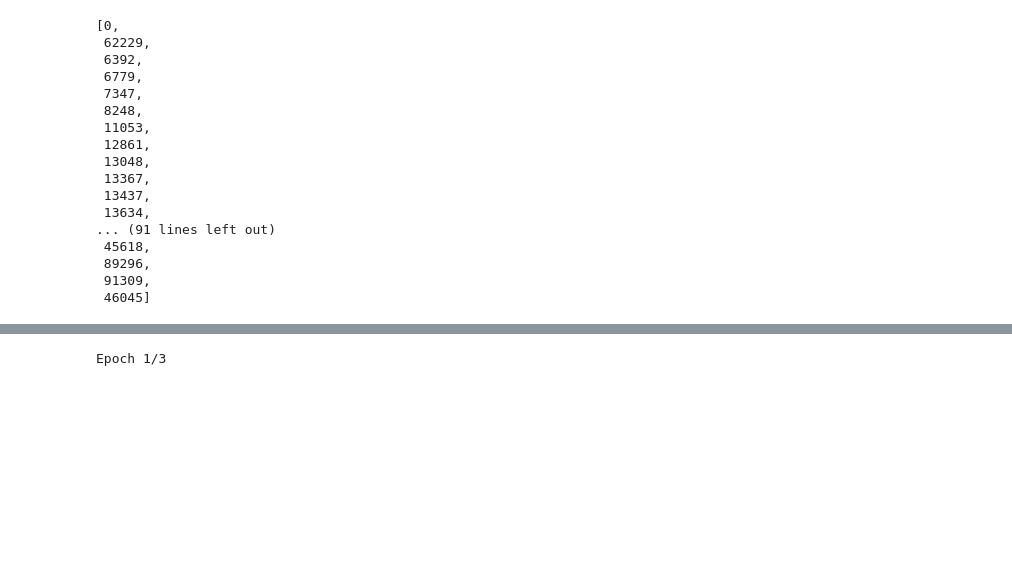
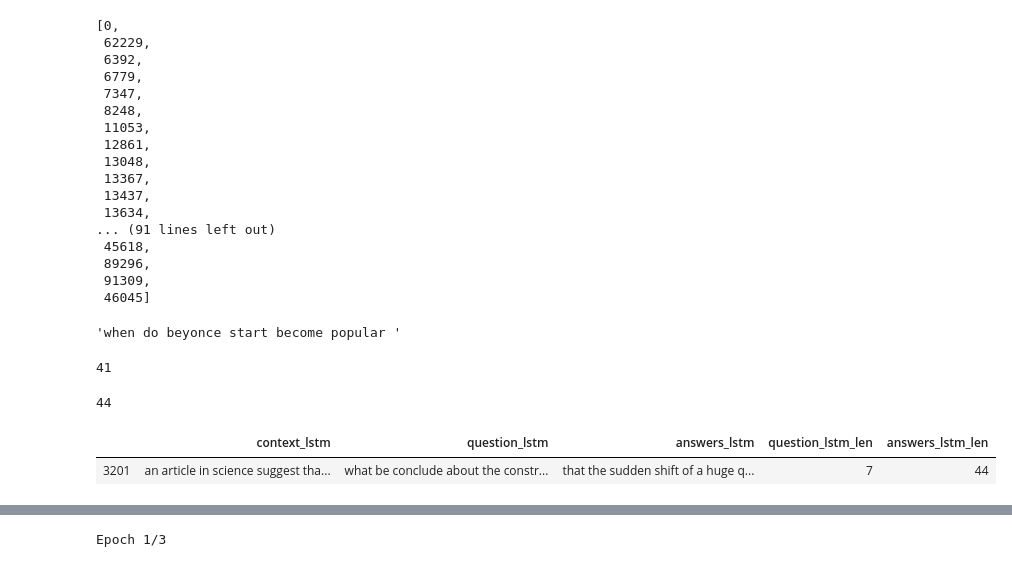
Before and after one commit to Ioana-P/NLGforedtech, a Jupyter notebook: lstm.ipynb, the cells around one changed output, grey strips where cells are left out. Cells and saved outputs as stored; diff of their text form; code cells hidden in the pictures; blank space fills up the shorter version.

```diff
--- a/lstm.ipynb
+++ b/lstm.ipynb
@@ -110,0 +147,17 @@ wod
+# %%
+df.question_lstm[0]
+# %% [output]
+'when do beyonce start become popular '
+# %%
+df.question_lstm_len.max()
+# %% [output]
+41
+# %%
+df.answers_lstm_len.max()
+# %% [output]
+44
+# %%
+df.loc[df.answers_lstm_len==44]
+# %% [output]
+|  | context_lstm | question_lstm | answers_lstm | question_lstm_len | answers_lstm_len |
+| 3201 | an article in science suggest tha... | what be conclude about the constr... | that the sudden shift of a huge q... | 7 | 44 |
```
Also changed, not shown: parts of 20 cells of this notebook, 2 other files.
